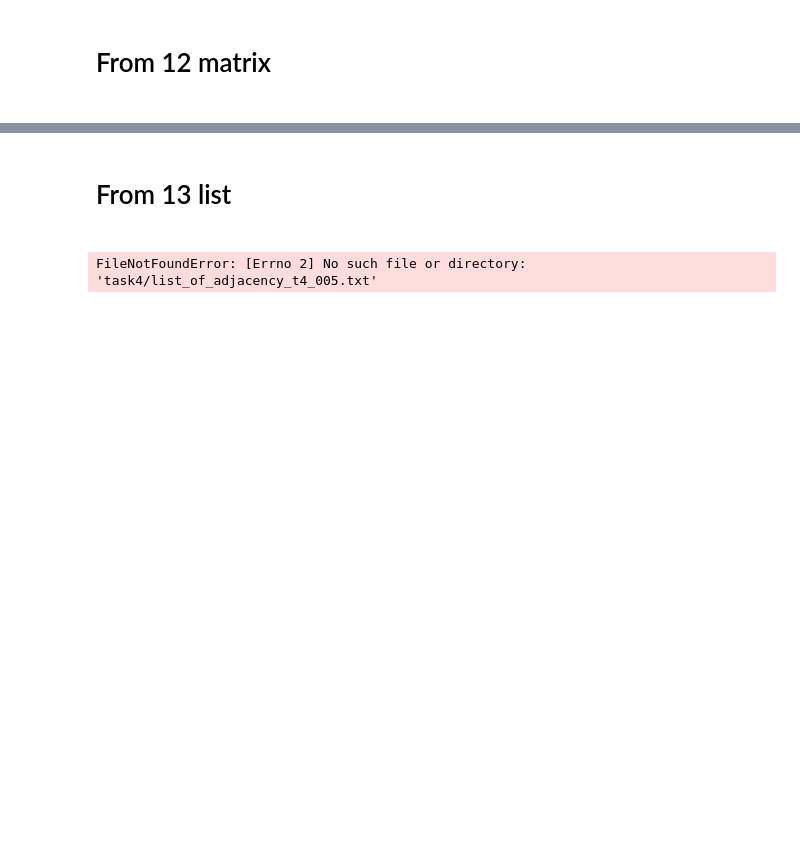
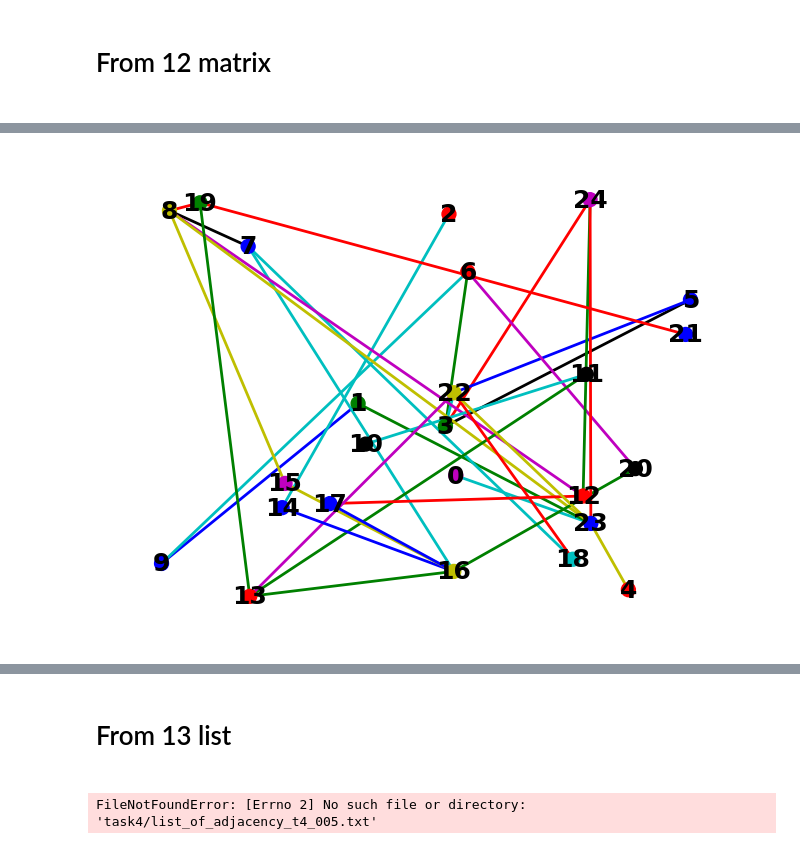
Before and after one commit to Krasnovik/GraphLabs, a Jupyter notebook: Graph.ipynb, the cells around one changed output, grey strips where cells are left out. Cells and saved outputs as stored; diff of their text form; code cells hidden in the pictures; blank space fills up the shorter version.

```diff
--- a/Graph.ipynb
+++ b/Graph.ipynb
@@ -171,0 +258,71 @@ g.get_graph()
+# %%
+def boruvka(graph):
+    def find_min_edge(components, edges):
+        min_edge = None
+        min_weight = float('inf')
+        for edge in edges:
+            u, v, weight = edge
+            u_component = None
+            v_component = None
+            for i, component in enumerate(components):
+                if u in component:
+                    u_component = i
+                if v in component:
+                    v_component = i
+            if u_component is not None and v_component is not None and u_component != v_component and weight < min_weight:
+                min_edge = edge
+                min_weight = weight
+        return min_edge
+
+    def is_all_in_same_component(components, vertices):
+        component_indices = set()
+        for vertex in vertices:
+            for i, component in enumerate(components):
+                if vertex in component:
+                    component_indices.add(i)
+        return len(component_indices) == 1
+
+    edges = []
+    for i in range(len(graph)):
+        for j in range(i + 1, len(graph[i])):
+            if graph[i][j] > 0:
+                edges.append((i, j, graph[i][j]))
+
+    mst_edges = []
+    total_weight = 0
+    components = [{i} for i in range(len(graph))]
+
+    while len(components) > 1:
+        cheapest_edge = find_min_edge(components, edges)
+        if cheapest_edge is None:
+            break
+        u, v, weight = cheapest_edge
+        if is_all_in_same_component(components, [u, v]):
+            continue
+        total_weight += weight
+        mst_edges.append((u, v, weight))
+
+        old_component = components[u]
+        new_component = components[v]
+        for i in range(len(components)):
+            if components[i] == old_component:
+                components[i] = new_component
+
+    return mst_edges, total_weight
+
+
+
+
+matrix_file = "task4/matrix_t4_003.txt"
+
+g = Graph(matrix_file, "-m")
+
+g.get_graph()
+
+mmst_edges, total_weight = boruvka(g.get_adjacency_matrix())
+print("Список рёбер остовного дерева и их вес:")
+for edge in mst_edges:
+    print(f"Ребро: ({edge[0]}, {edge[1]}), Вес: {edge[2]}")
+print("Суммарный вес остовного дерева:", total_weight)
+print(g.is_directed())
+# %% [output]
@@ -171,0 +338 @@ g.get_graph()
+[figure, added]
```
Also changed, not shown: parts of 6 cells of this notebook.
